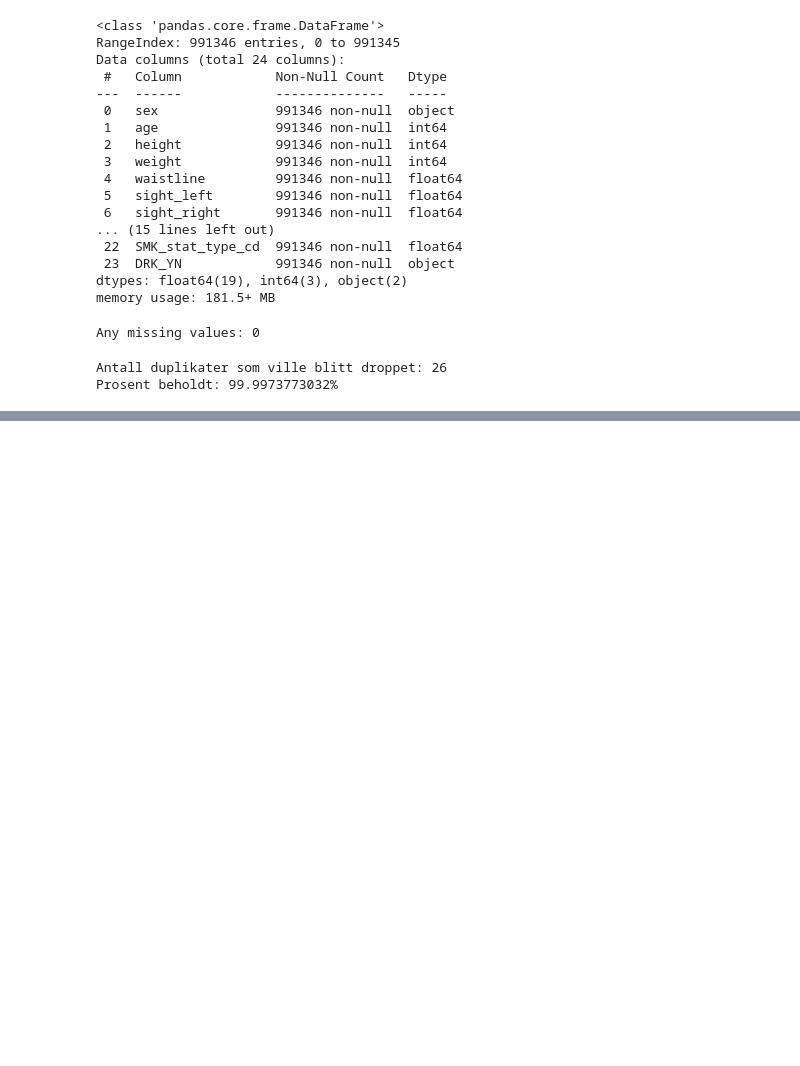
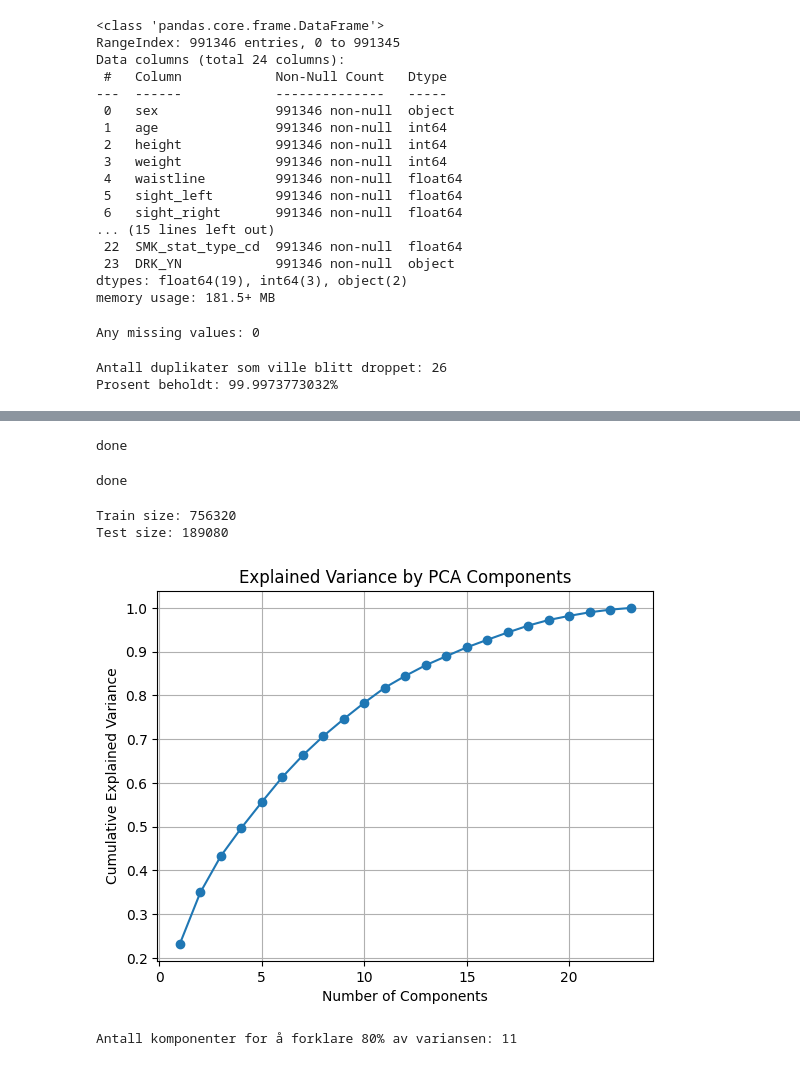
Before and after one commit to Oddvar112/IT3212-Datadrevet-Programvare, a Jupyter notebook: Oppgave_1_ny_siste/oppgav1.ipynb, the cells around one changed output, grey strips where cells are left out. Cells and saved outputs as stored; diff of their text form; code cells hidden in the pictures; blank space fills up the shorter version.

```diff
--- a/Oppgave_1_ny_siste/oppgav1.ipynb
+++ b/Oppgave_1_ny_siste/oppgav1.ipynb
@@ -237,0 +389,77 @@ Antall rader før: 991320, etter fjerning av outliers: 904029
+# %%
+
+df_clean["sex"] = df_clean["sex"].map({"Male": 0, "Female": 1})
+df_clean["DRK_YN"] = df_clean["DRK_YN"].map({"N": 0, "Y": 1})
+
+df_clean = df_clean.round(1)
+
+df_clean.to_csv("drinking_df_encoded.csv", index=False)
+
+print("done")
+# %% [output]
+done
+# %%
+import pandas as pd
+from sklearn.preprocessing import MinMaxScaler
+
+df = pd.read_csv("drinking_df_encoded.csv")
+
+num_cols = df.select_dtypes(include=[float, int]).columns.tolist()
+num_cols = [c for c in num_cols if c != "DRK_YN"]
+
+scaler = MinMaxScaler()
+df[num_cols] = scaler.fit_transform(df[num_cols])
+
+df.to_csv("drinking_df_encoded.csv", index=False)
+
+print("done")
+# %% [output]
+done
+# %%
+import pandas as pd
+from sklearn.model_selection import train_test_split
+
+df = pd.read_csv("drinking_df_encoded.csv")
+
+X = df.drop(columns=["DRK_YN"])
+y = df["DRK_YN"]
+
+X_train, X_test, y_train, y_test = train_test_split(
+    X, y, test_size=0.2, random_state=42, stratify=y
+)
+
+print("Train size:", X_train.shape[0])
+print("Test size:", X_test.shape[0])
+# %% [output]
+Train size: 756320
+Test size: 189080
+# %%
+import numpy as np
+import matplotlib.pyplot as plt
+from sklearn.decomposition import PCA
+from sklearn.preprocessing import StandardScaler
+
+# X = numeriske features uten target
+X = df_clean.drop(columns=["DRK_YN"])
+X_scaled = StandardScaler().fit_transform(X)
+
+# PCA på alle features
+pca = PCA()
+pca.fit(X_scaled)
+
+# Cumulative variance
+cum_var = np.cumsum(pca.explained_variance_ratio_)
+
+plt.plot(range(1, len(cum_var)+1), cum_var, marker="o")
+plt.xlabel("Number of Components")
+plt.ylabel("Cumulative Explained Variance")
+plt.title("Explained Variance by PCA Components")
+plt.grid(True)
+plt.show()
+
+# Hvor mange trengs for 80%?
+n_components_80 = np.argmax(cum_var >= 0.8) + 1
+print(f"Antall komponenter for å forklare 80% av variansen: {n_components_80}")
+# %% [output]
+[figure, added]
+Antall komponenter for å forklare 80% av variansen: 11
```
Also changed, not shown: parts of 11 cells of this notebook.
